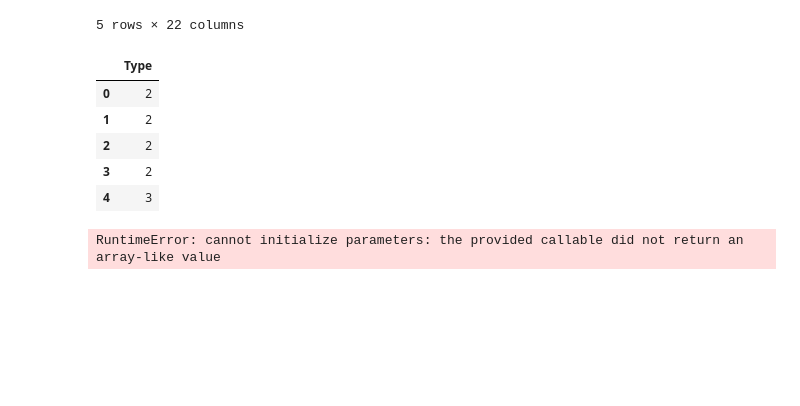
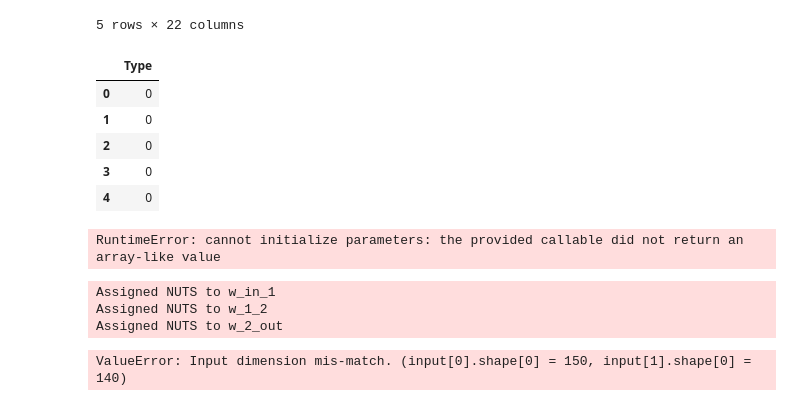
Before and after one commit to TSHTUM007/Masters_project, a Jupyter notebook: supernovae.ipynb, the cells around one changed output. Saved outputs shown, nothing was run; the diff lists cells and outputs as text; code cells hidden in the pictures; blank space fills up the shorter version.

```diff
--- a/supernovae.ipynb
+++ b/supernovae.ipynb
@@ -44,12 +52,15 @@ features.head()
 5 rows × 22 columns
 # %%
 labels = pd.DataFrame(datContent1[1:], columns=columns1)
+labels.loc[labels['Type']=='3', 'Type']=0
+labels.loc[labels['Type']=='2', 'Type']=0
+labels.loc[labels['Type']=='1', 'Type']=1
 labels=labels.drop(['Object'], axis=1)
 labels.head()
 # %% [output]
 |  | Type |
-| 0 | 2 |
-| 1 | 2 |
-| 2 | 2 |
-| 3 | 2 |
-| 4 | 3 |
+| 0 | 0 |
+| 1 | 0 |
+| 2 | 0 |
+| 3 | 0 |
+| 4 | 0 |
@@ -167,0 +237,13 @@ print(pm.__version__)
+# %%
+with neural_network:
+    mu2 = pm.Normal("mu2", mu=0, sd=1, shape=10)
+
+
+with neural_network:
+    step2 = pm.Metropolis([mu2])
+    trace1 = pm.sample(1000, init=None, step=[step2], cores=2, tune=1000)
+# %% [output]
+Assigned NUTS to w_in_1
+Assigned NUTS to w_1_2
+Assigned NUTS to w_2_out
+ValueError: Input dimension mis-match. (input[0].shape[0] = 150, input[1].shape[0] = 140)
```
Also changed, not shown: parts of 19 cells of this notebook, 39 other files.
